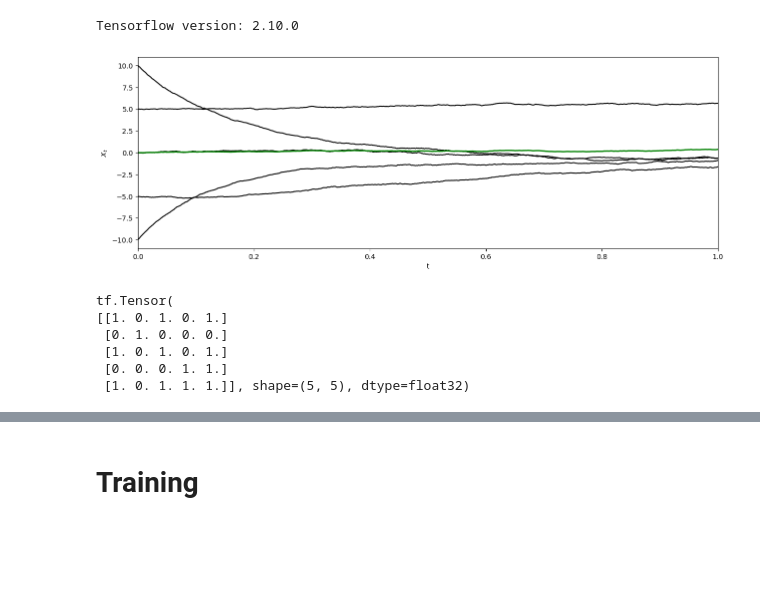
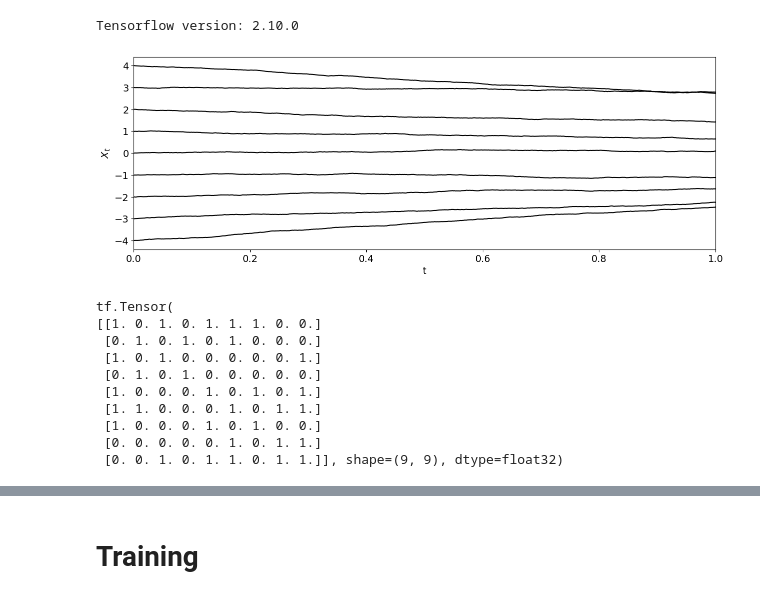
Before and after one commit to HarryLi98/SDE-DeepRL, a Jupyter notebook: SDETools.py/deep_learning_networks.ipynb, the cells around one changed output, grey strips where cells are left out. Cells and saved outputs as stored; diff of their text form; code cells hidden in the pictures; blank space fills up the shorter version.

```diff
--- a/SDETools.py/deep_learning_networks.ipynb
+++ b/SDETools.py/deep_learning_networks.ipynb
@@ -20,30 +21,34 @@ np.random.seed(1)
 Tensorflow version: 2.10.0
 # %%
 dt = 1e-3
-N = 5
+N = 9
 alpha = 1
-sig = 0.5
+sig = 0.1
 
 # Set up random adjacency matrix
-baseline = Model(N=5, dt=1e-3, alpha=10, sig=0.5)
+baseline = Model(N=N, dt=dt, alpha=alpha, sig=sig)
 obj = baseline
-obj.x0 = np.linspace(10, -10, 5)
+obj.x0 = np.linspace(-4, 4, N)
 obj.erdosrenyi(0.3)
 obj.network()
 obj.simulate()
-obj.plot_trajectory()
+obj.plot_trajectory(opt=False)
 
 target_path = obj.x
 target_A = tf.cast(obj.A, dtype=tf.float32)
 print(target_A)
 # %% [output]
-[figure, old version]
+[figure, new version]
 tf.Tensor(
-[[1. 0. 1. 0. 1.]
- [0. 1. 0. 0. 0.]
- [1. 0. 1. 0. 1.]
- [0. 0. 0. 1. 1.]
- [1. 0. 1. 1. 1.]], shape=(5, 5), dtype=float32)
+[[1. 0. 1. 0. 1. 1. 1. 0. 0.]
+ [0. 1. 0. 1. 0. 1. 0. 0. 0.]
+ [1. 0. 1. 0. 0. 0. 0. 0. 1.]
+ [0. 1. 0. 1. 0. 0. 0. 0. 0.]
+ [1. 0. 0. 0. 1. 0. 1. 0. 1.]
+ [1. 1. 0. 0. 0. 1. 0. 1. 1.]
+ [1. 0. 0. 0. 1. 0. 1. 0. 0.]
+ [0. 0. 0. 0. 0. 1. 0. 1. 1.]
+ [0. 0. 1. 0. 1. 1. 0. 1. 1.]], shape=(9, 9), dtype=float32)
 # %%
 # Training data parameters
 time_window = 2
```
Also changed, not shown: parts of 35 cells of this notebook, 29 other files.
